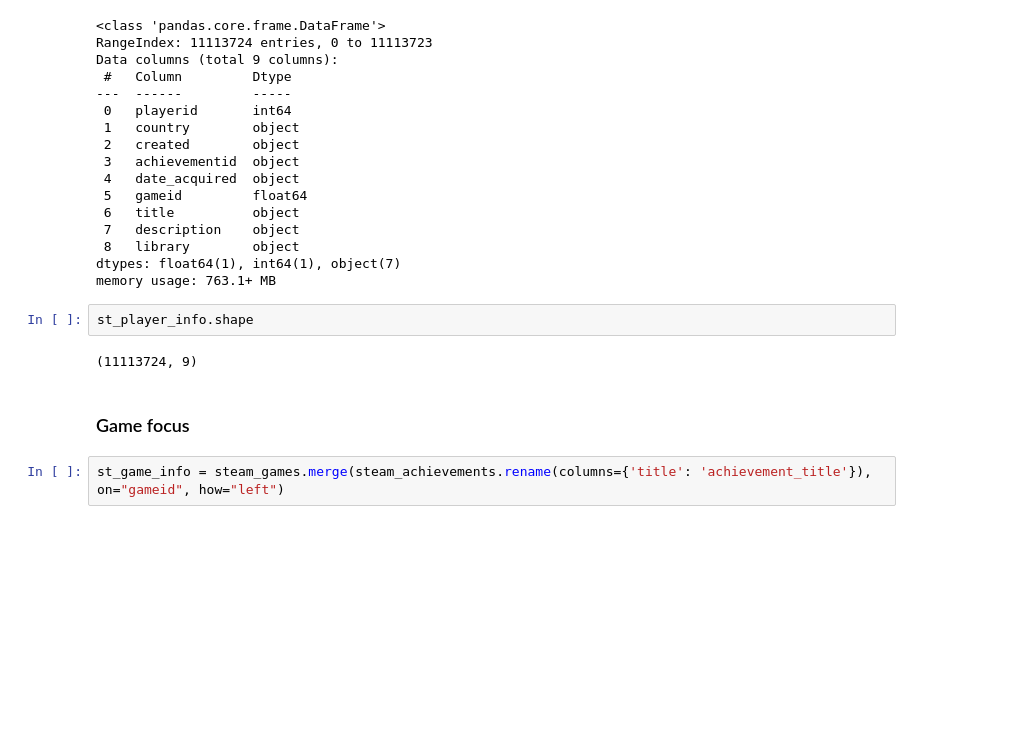
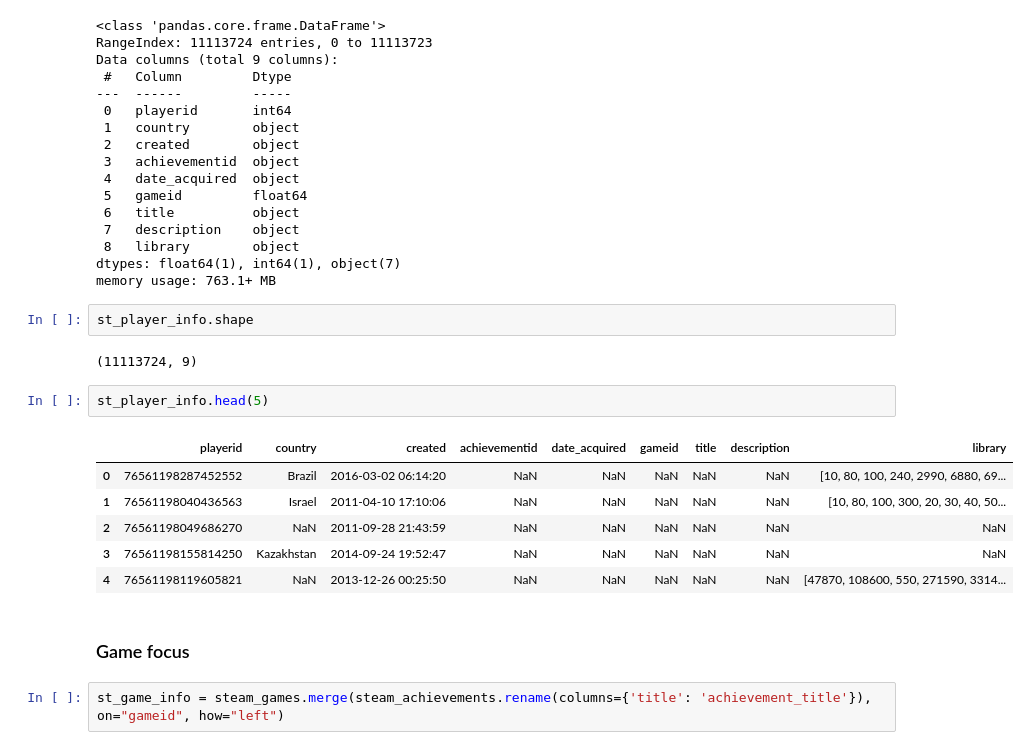
Before and after one commit to yfsongum/video_games_analysis_2025, a Jupyter notebook: SI_618_Project.ipynb, the cells around one changed output. Saved outputs shown, nothing was run; the diff lists cells and outputs as text; blank space fills up the shorter version.

Commit message:
completed Data Sources & Description

```diff
--- a/SI_618_Project.ipynb
+++ b/SI_618_Project.ipynb
@@ -229,6 +287,15 @@ memory usage: 763.1+ MB
 st_player_info.shape
 # %% [output]
 (11113724, 9)
+# %%
+st_player_info.head(5)
+# %% [output]
+|  | playerid | country | created | achievementid | date_acquired | gameid | title | description | library |
+| 0 | 76561198287452552 | Brazil | 2016-03-02 06:14:20 | NaN | NaN | NaN | NaN | NaN | [10, 80, 100, 240, 2990, 6880, 69... |
+| 1 | 76561198040436563 | Israel | 2011-04-10 17:10:06 | NaN | NaN | NaN | NaN | NaN | [10, 80, 100, 300, 20, 30, 40, 50... |
+| 2 | 76561198049686270 | NaN | 2011-09-28 21:43:59 | NaN | NaN | NaN | NaN | NaN | NaN |
+| 3 | 76561198155814250 | Kazakhstan | 2014-09-24 19:52:47 | NaN | NaN | NaN | NaN | NaN | NaN |
+| 4 | 76561198119605821 | NaN | 2013-12-26 00:25:50 | NaN | NaN | NaN | NaN | NaN | [47870, 108600, 550, 271590, 3314... |
 # %% [markdown]
 ### Game focus
 # %%
```
Also changed, not shown: parts of 20 cells of this notebook.
